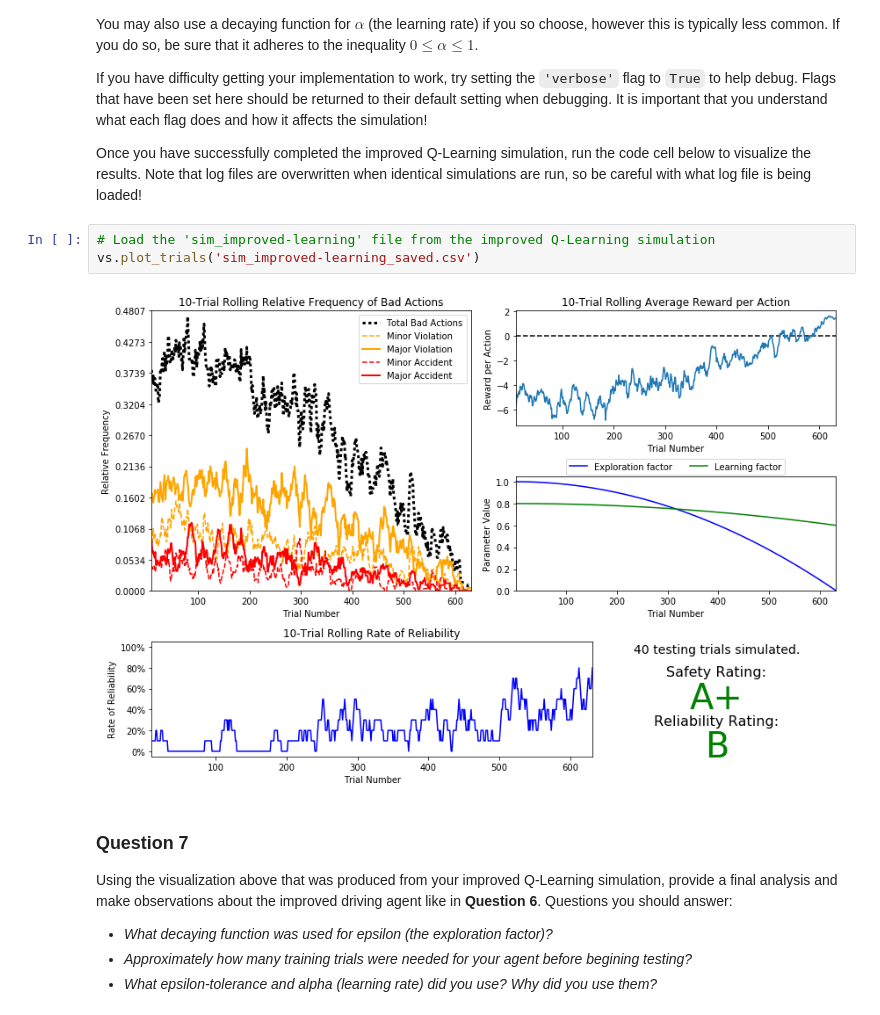
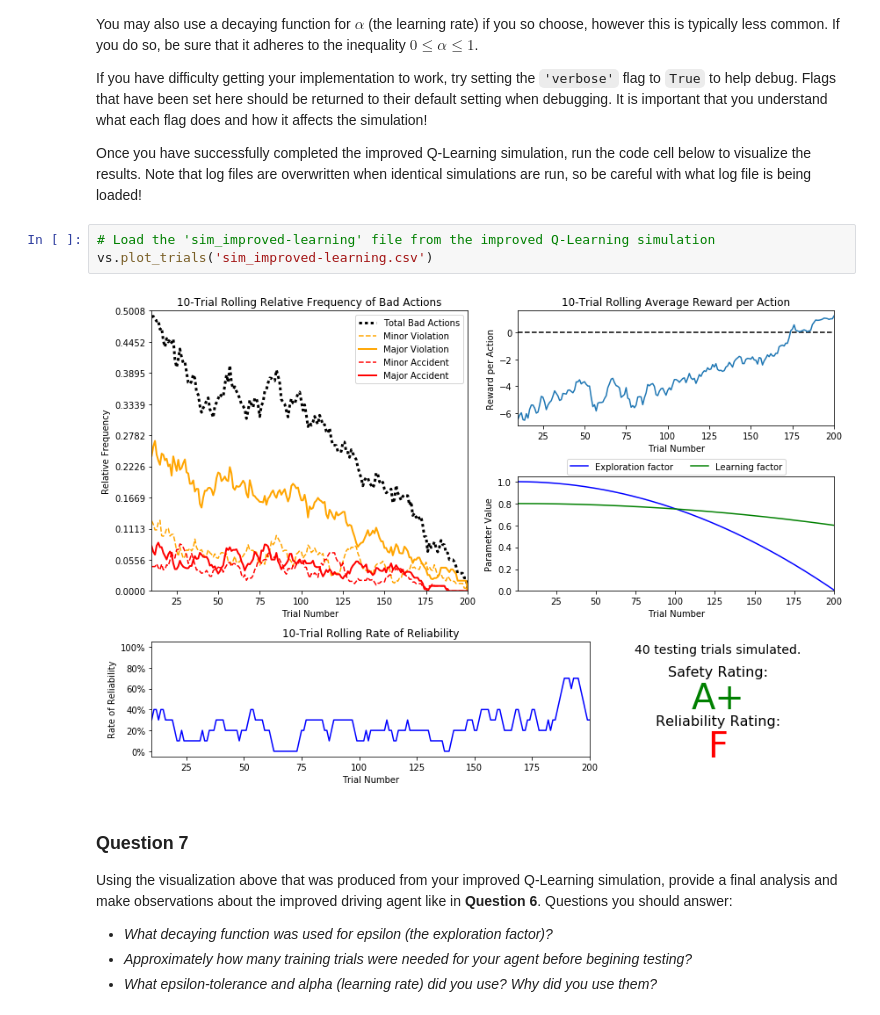
Before and after one commit to skamkar/joyride, a Jupyter notebook: smartcab.ipynb, the cells around one changed output. Saved outputs shown, nothing was run; the diff lists cells and outputs as text.

```diff
--- a/smartcab.ipynb
+++ b/smartcab.ipynb
@@ -276,9 +287,9 @@ If you have difficulty getting your implementation to work, try setting the `'ve
 Once you have successfully completed the improved Q-Learning simulation, run the code cell below to visualize the results. Note that log files are overwritten when identical simulations are run, so be careful with what log file is being loaded!
 # %%
 # Load the 'sim_improved-learning' file from the improved Q-Learning simulation
-vs.plot_trials('sim_improved-learning_saved.csv')
+vs.plot_trials('sim_improved-learning.csv')
 # %% [output]
-[figure, old version]
+[figure, new version]
 # %% [markdown]
 ### Question 7
 Using the visualization above that was produced from your improved Q-Learning simulation, provide a final analysis and make observations about the improved driving agent like in **Question 6**. Questions you should answer:
```
Also changed, not shown: parts of 2 cells of this notebook, 1 other file.
